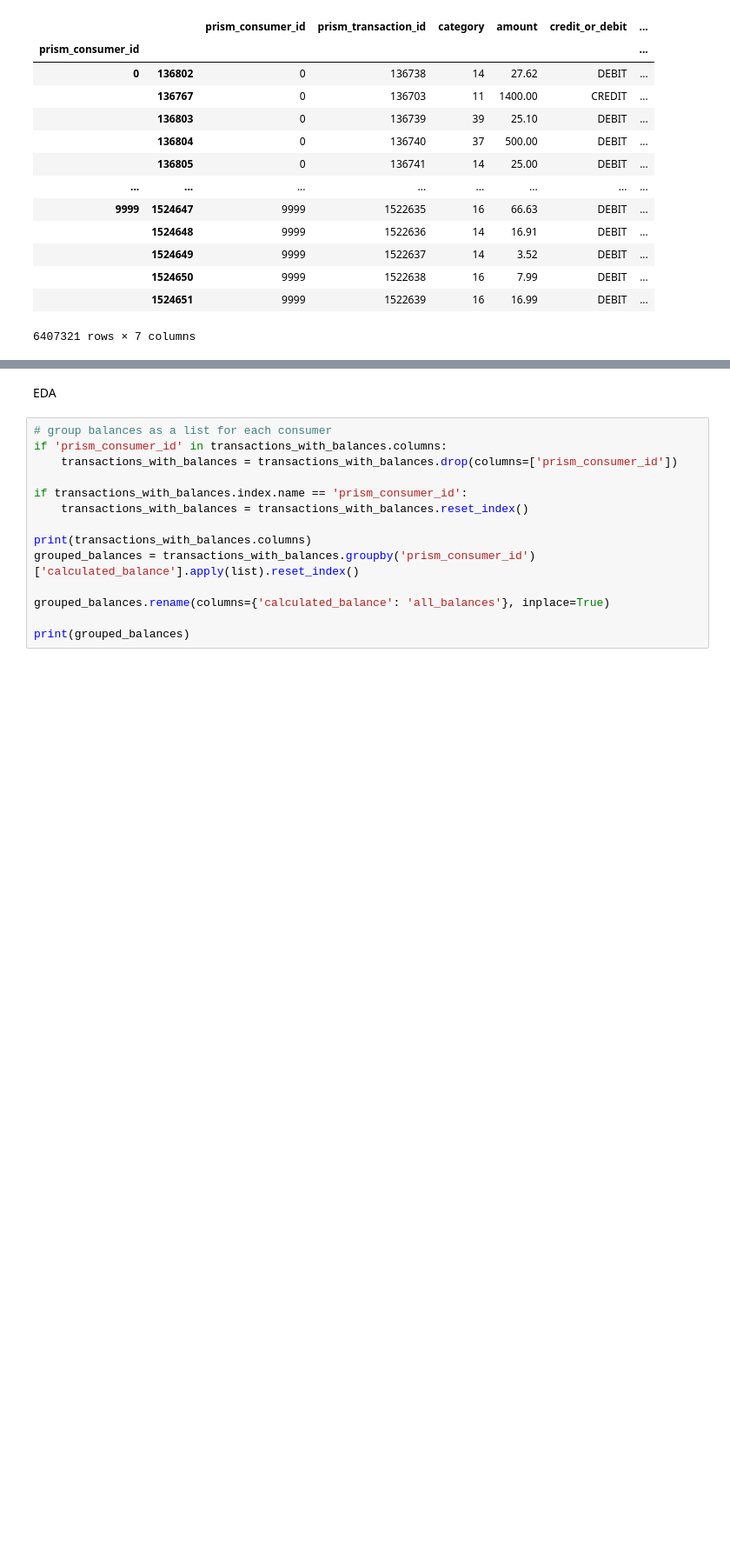
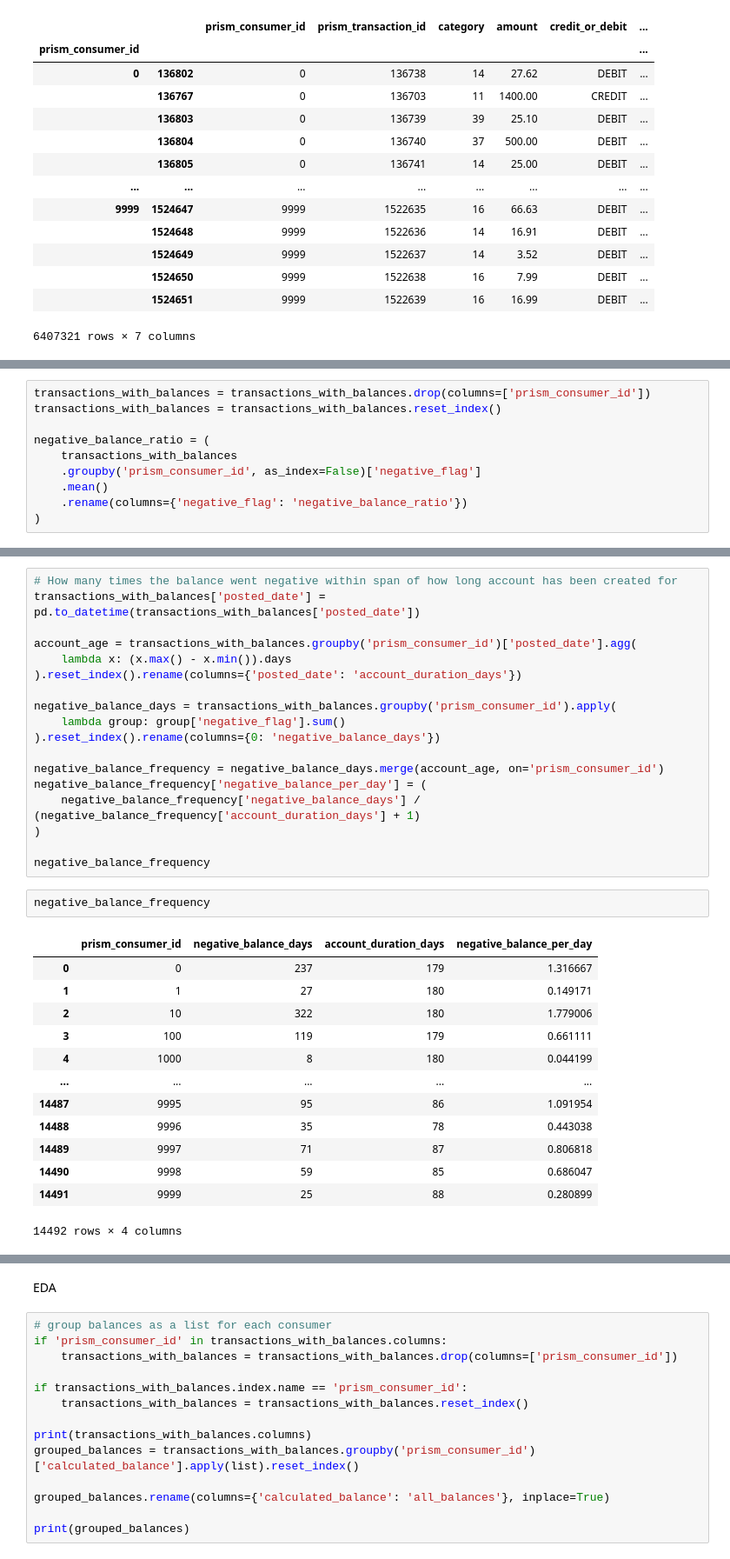
Before and after one commit to hillarychang/dsc180b-capstone-q2, a Jupyter notebook: src/notebooks/hillary_q2.ipynb, the cells around one changed output, grey strips where cells are left out. Shown at 87% size. Cells and saved outputs as stored; diff of their text form; blank space fills up the shorter version.

```diff
--- a/src/notebooks/hillary_q2.ipynb
+++ b/src/notebooks/hillary_q2.ipynb
@@ -763,0 +833,10 @@ transactions_with_balances
+# %%
+transactions_with_balances = transactions_with_balances.drop(columns=['prism_consumer_id'])
+transactions_with_balances = transactions_with_balances.reset_index()
+
+negative_balance_ratio = (
+    transactions_with_balances
+    .groupby('prism_consumer_id', as_index=False)['negative_flag']
+    .mean()
+    .rename(columns={'negative_flag': 'negative_balance_ratio'})
+)
@@ -764,2 +859,36 @@ transactions_with_balances
+# %%
+# How many times the balance went negative within span of how long account has been created for
+transactions_with_balances['posted_date'] = pd.to_datetime(transactions_with_balances['posted_date'])
+
+account_age = transactions_with_balances.groupby('prism_consumer_id')['posted_date'].agg(
+    lambda x: (x.max() - x.min()).days
+).reset_index().rename(columns={'posted_date': 'account_duration_days'})
+
+negative_balance_days = transactions_with_balances.groupby('prism_consumer_id').apply(
+    lambda group: group['negative_flag'].sum()
+).reset_index().rename(columns={0: 'negative_balance_days'})
+
+negative_balance_frequency = negative_balance_days.merge(account_age, on='prism_consumer_id')
+negative_balance_frequency['negative_balance_per_day'] = (
+    negative_balance_frequency['negative_balance_days'] / (negative_balance_frequency['account_duration_days'] + 1)
+)
+
+negative_balance_frequency
+# %%
+negative_balance_frequency
+# %% [output]
+|  | prism_consumer_id | negative_balance_days | account_duration_days | negative_balance_per_day |
+| 0 | 0 | 237 | 179 | 1.316667 |
+| 1 | 1 | 27 | 180 | 0.149171 |
+| 2 | 10 | 322 | 180 | 1.779006 |
+| 3 | 100 | 119 | 179 | 0.661111 |
+| 4 | 1000 | 8 | 180 | 0.044199 |
+| ... | ... | ... | ... | ... |
+| 14487 | 9995 | 95 | 86 | 1.091954 |
+| 14488 | 9996 | 35 | 78 | 0.443038 |
+| 14489 | 9997 | 71 | 87 | 0.806818 |
+| 14490 | 9998 | 59 | 85 | 0.686047 |
+| 14491 | 9999 | 25 | 88 | 0.280899 |
+14492 rows × 4 columns
 # %%
 # each category (how much was spent on each category -> one's for credit, debit, total transactions)
```
Also changed, not shown: parts of 12 cells of this notebook.
